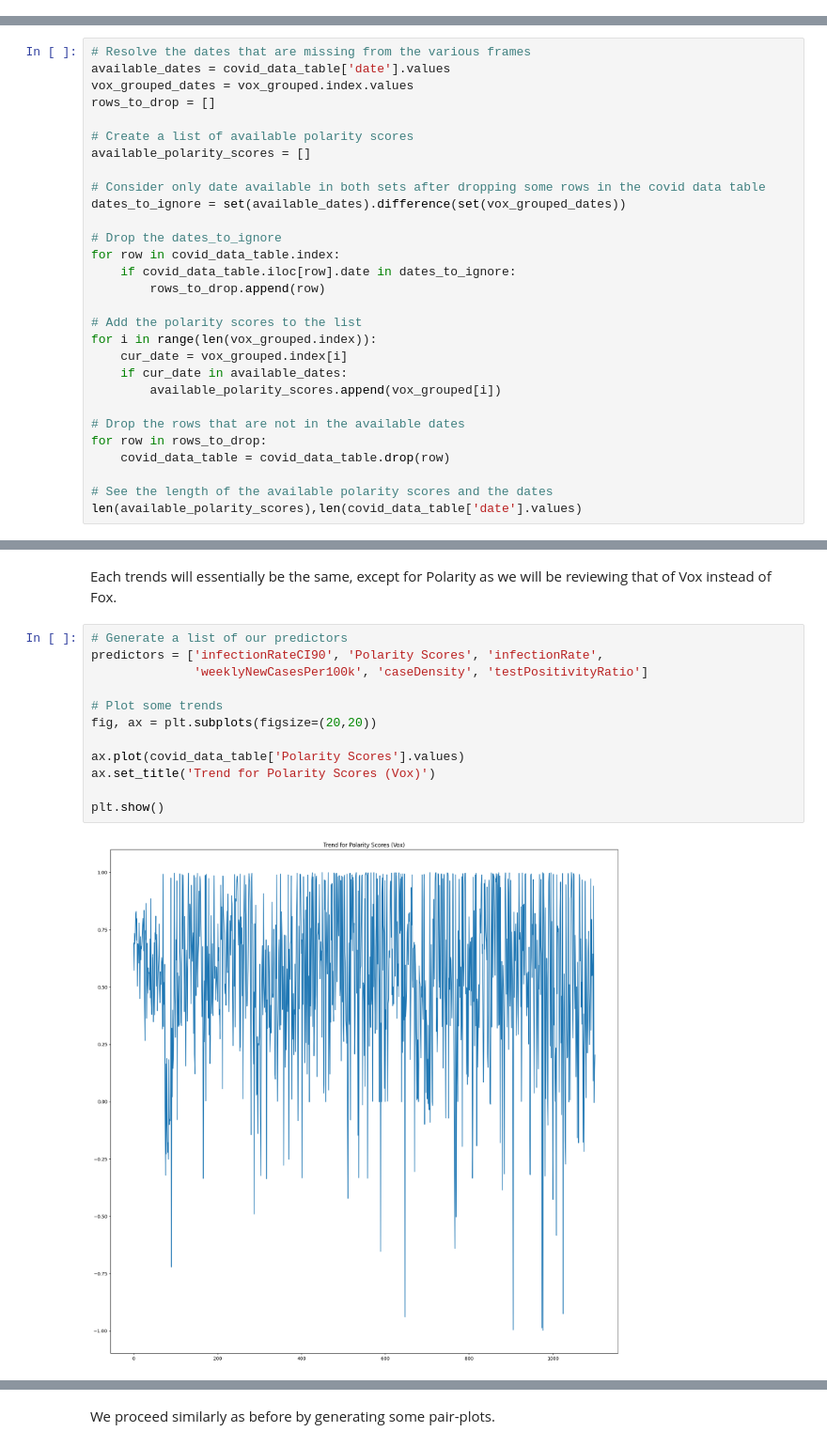
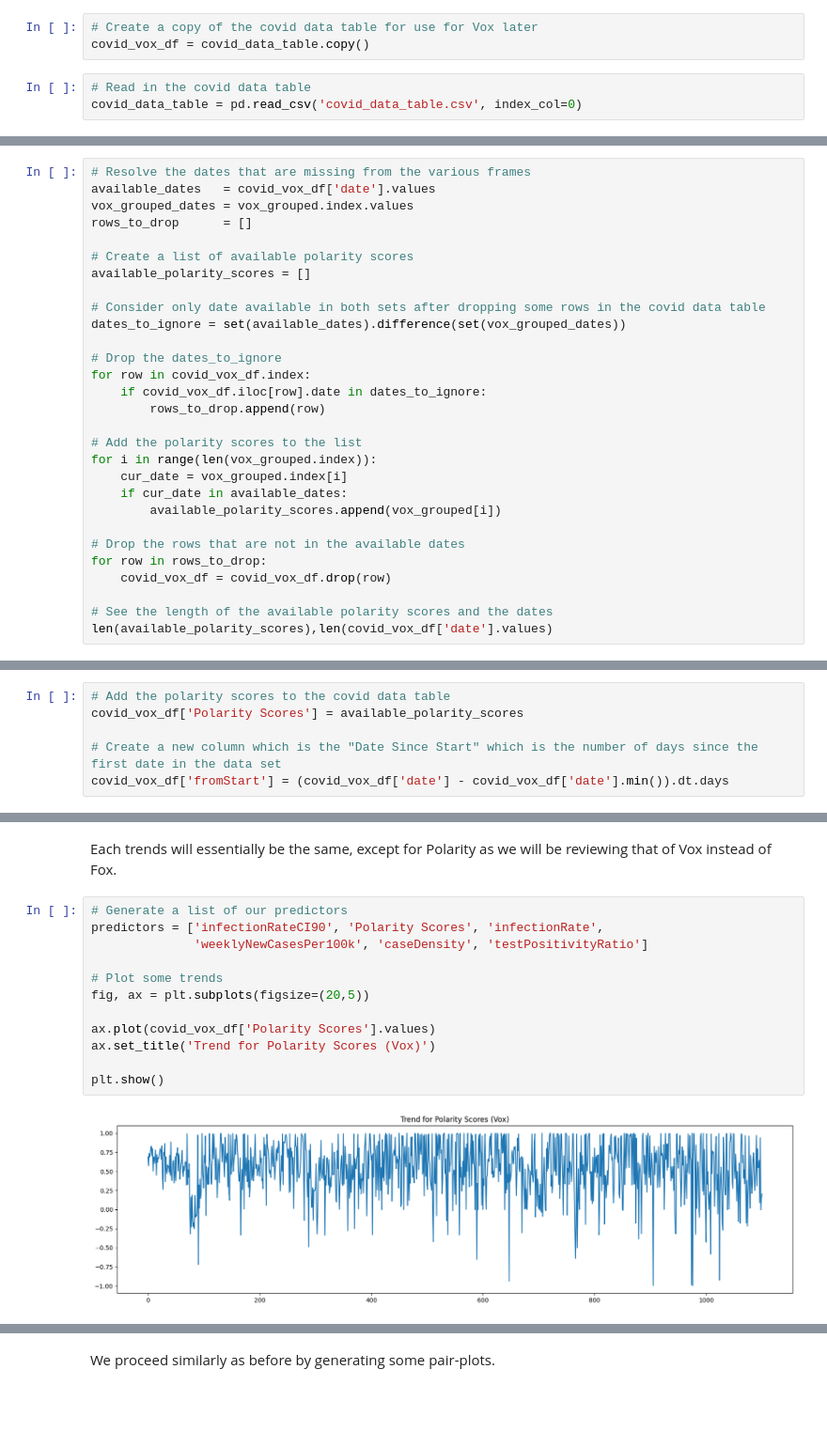
Before and after one commit to TekinGunasar/naan, a Jupyter notebook: johns section with regression.ipynb, the cells around one changed output, grey strips where cells are left out. Shown at 94% size. Saved outputs shown, nothing was run; the diff lists cells and outputs as text; blank space fills up the shorter version.

```diff
--- a/johns section with regression.ipynb
+++ b/johns section with regression.ipynb
@@ -557,6 +585,12 @@ covid_data_table = covid_data_table.dropna()
 covid_data_table = covid_data_table.reset_index().drop(columns='index')
 # %% [markdown]
 We now working on merging the two tables across date by first summarzing the sentiment related data table by grouping by the specific date, since every entry in the covid data table has a granularity of day to day. (i.e we need the same number of entries in the tables for regression purposes).
+# %%
+# Create a copy of the covid data table for use for Vox later
+covid_vox_df = covid_data_table.copy()
+# %%
+# Read in the covid data table
+covid_data_table = pd.read_csv('covid_data_table.csv', index_col=0)
 # %%
 fox_table_grouped = full_table_fox.groupby('Full Date').mean()['Polarity Score']
 # %% [markdown]
@@ -628,9 +662,9 @@ proportion_matching/len(covid_data_table.index)
 vox_grouped = vox_df_full.loc[:, 'Full Date':'Polarity Score'].groupby('Full Date').mean()['Polarity Score']
 # %%
 # Resolve the dates that are missing from the various frames
-available_dates = covid_data_table['date'].values
+available_dates   = covid_vox_df['date'].values
 vox_grouped_dates = vox_grouped.index.values
-rows_to_drop = []
+rows_to_drop      = []
 
 # Create a list of available polarity scores
 available_polarity_scores = []
@@ -639,8 +673,8 @@ available_polarity_scores = []
 dates_to_ignore = set(available_dates).difference(set(vox_grouped_dates))
 
 # Drop the dates_to_ignore
-for row in covid_data_table.index:
-    if covid_data_table.iloc[row].date in dates_to_ignore:
+for row in covid_vox_df.index:
+    if covid_vox_df.iloc[row].date in dates_to_ignore:
         rows_to_drop.append(row)
 
 # Add the polarity scores to the list
@@ -651,9 +685,9 @@ for i in range(len(vox_grouped.index)):
 
 # Drop the rows that are not in the available dates
 for row in rows_to_drop:
-    covid_data_table = covid_data_table.drop(row)
+    covid_vox_df = covid_vox_df.drop(row)
 
 # See the length of the available polarity scores and the dates
-len(available_polarity_scores),len(covid_data_table['date'].values)
+len(available_polarity_scores),len(covid_vox_df['date'].values)
 # %% [output]
 (1101, 1101)
@@ -678,0 +694,6 @@ covid_data_table
+# %%
+# Add the polarity scores to the covid data table
+covid_vox_df['Polarity Scores'] = available_polarity_scores
+
+# Create a new column which is the "Date Since Start" which is the number of days since the first date in the data set
+covid_vox_df['fromStart'] = (covid_vox_df['date'] - covid_vox_df['date'].min()).dt.days
@@ -785,14 +822,14 @@ Each trends will essentially be the same, except for Polarity as we will be revi
 # %%
 # Generate a list of our predictors
 predictors = ['infectionRateCI90', 'Polarity Scores', 'infectionRate',
               'weeklyNewCasesPer100k', 'caseDensity', 'testPositivityRatio']
 
 # Plot some trends
-fig, ax = plt.subplots(figsize=(20,20))
+fig, ax = plt.subplots(figsize=(20,5))
 
-ax.plot(covid_data_table['Polarity Scores'].values)
+ax.plot(covid_vox_df['Polarity Scores'].values)
 ax.set_title('Trend for Polarity Scores (Vox)')
 
 plt.show()
 # %% [output]
-[figure, old version]
+[figure, new version]
```
Also changed, not shown: parts of 62 cells of this notebook, 3 other files.
